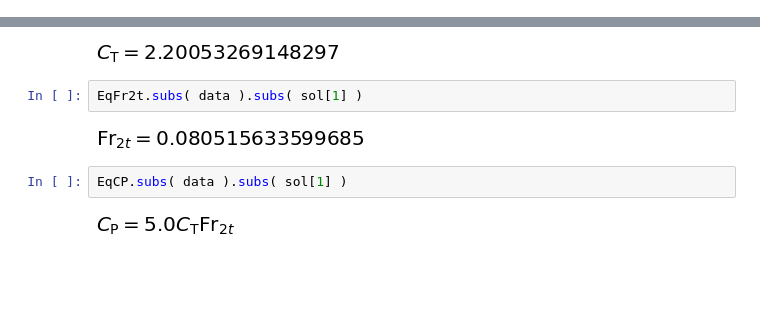
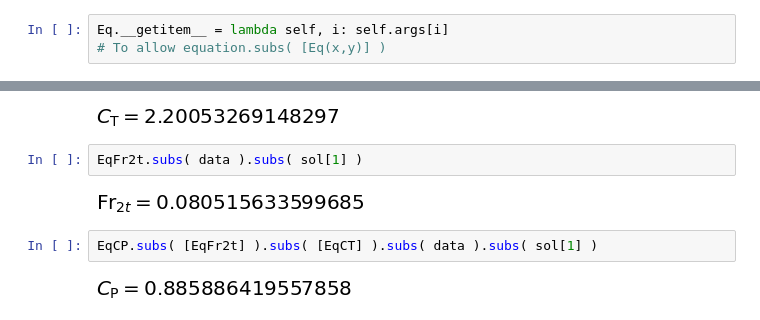
Before and after one commit to Pselae/MCTE_2020_2021, a Jupyter notebook: DiskActuator/Problem1.ipynb, the cells around one changed output, grey strips where cells are left out. Cells and saved outputs as stored; diff of their text form; blank space fills up the shorter version.

```diff
--- a/DiskActuator/Problem1.ipynb
+++ b/DiskActuator/Problem1.ipynb
@@ -3,3 +3,6 @@
 # %%
 from sympy import *
 init_printing()
+# %%
+Eq.__getitem__ = lambda self, i: self.args[i]
+# To allow equation.subs( [Eq(x,y)] )
@@ -64,6 +71,6 @@ EqFr2t.subs( data ).subs( sol[1] )
 # %% [output]
 [figure]
 # %%
-EqCP.subs( data ).subs( sol[1] )
+EqCP.subs( [EqFr2t] ).subs( [EqCT] ).subs( data ).subs( sol[1] )
 # %% [output]
-[figure, old version]
+[figure, new version]
```
Also changed, not shown: parts of 2 cells of this notebook.
